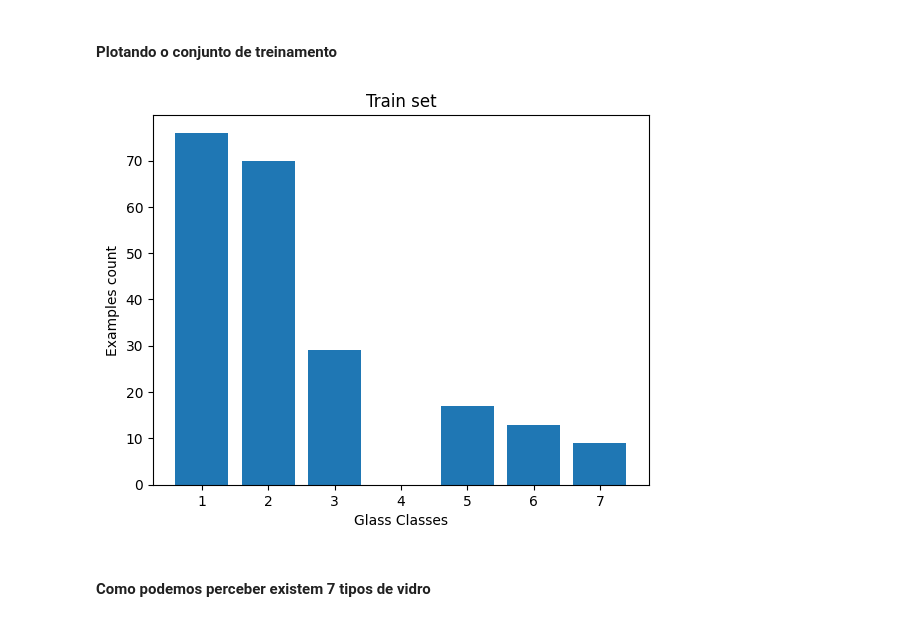
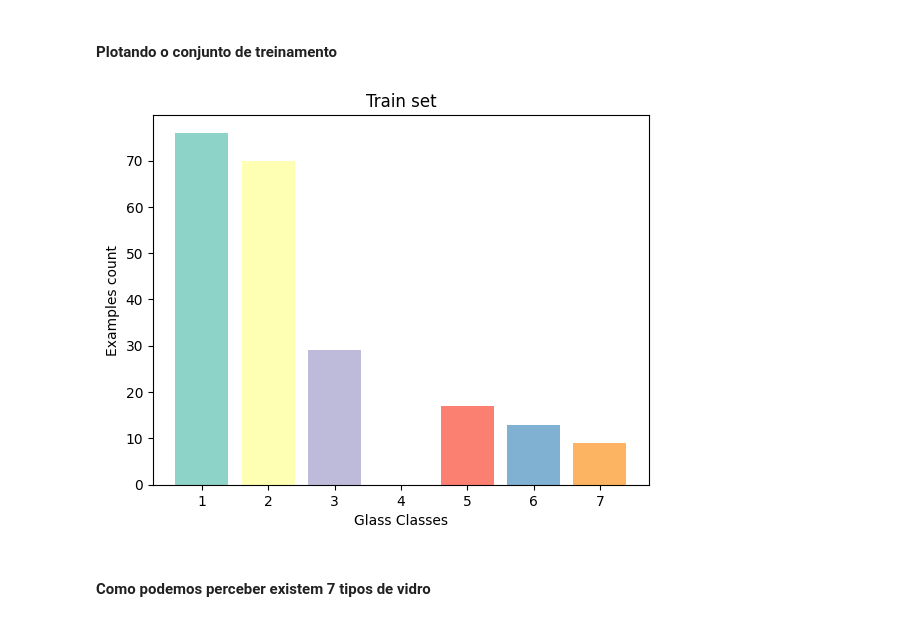
Before and after one commit to milenacrios/MLPClassifierOfGlass, a Jupyter notebook: classification_of_glass.ipynb, the cells around one changed output. Cells and saved outputs as stored; diff of their text form; code cells hidden in the pictures.

```diff
--- a/classification_of_glass.ipynb
+++ b/classification_of_glass.ipynb
@@ -34,13 +35,14 @@ Y_train = df_train['Type']
 # %%
 glass_class = Y_train.unique()
 values = Y_train.value_counts()
-plt.bar(glass_class, values)
+colors = np.arange(len(glass_class))
+plt.bar(glass_class, values, color=plt.cm.Set3(colors))
 plt.title('Train set')
 plt.xlabel('Glass Classes')
 plt.ylabel('Examples count')
 plt.show()
 # %% [output]
-[figure, old version]
+[figure, new version]
 # %% [markdown]
 #### Como podemos perceber existem 7 tipos de vidro
 # %%
```
Also changed, not shown: parts of 6 cells of this notebook, 1 other file.
